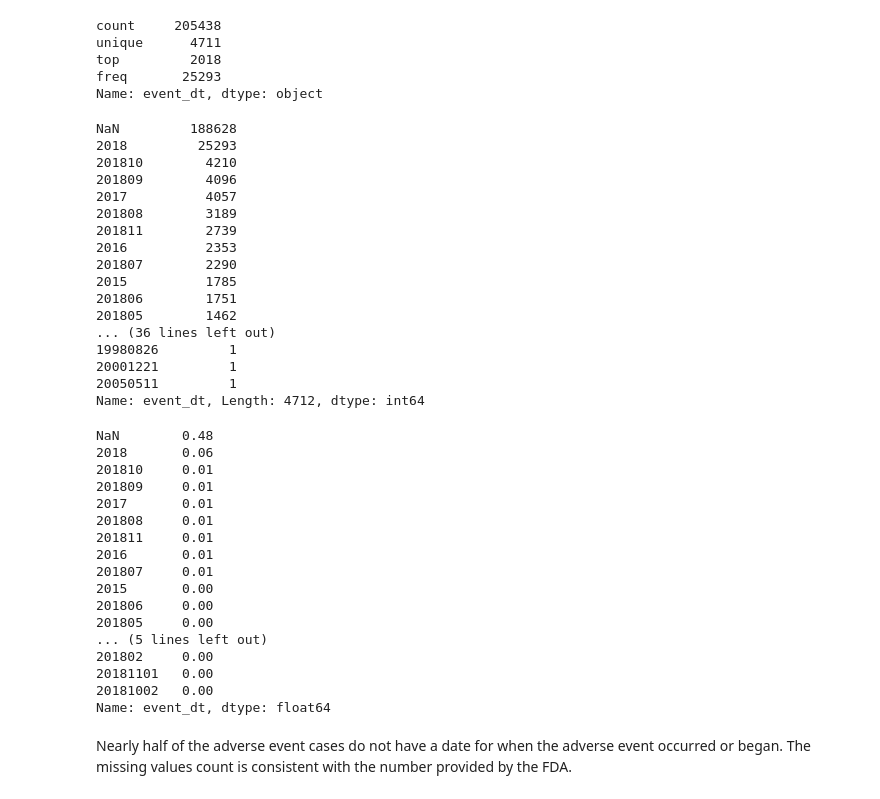
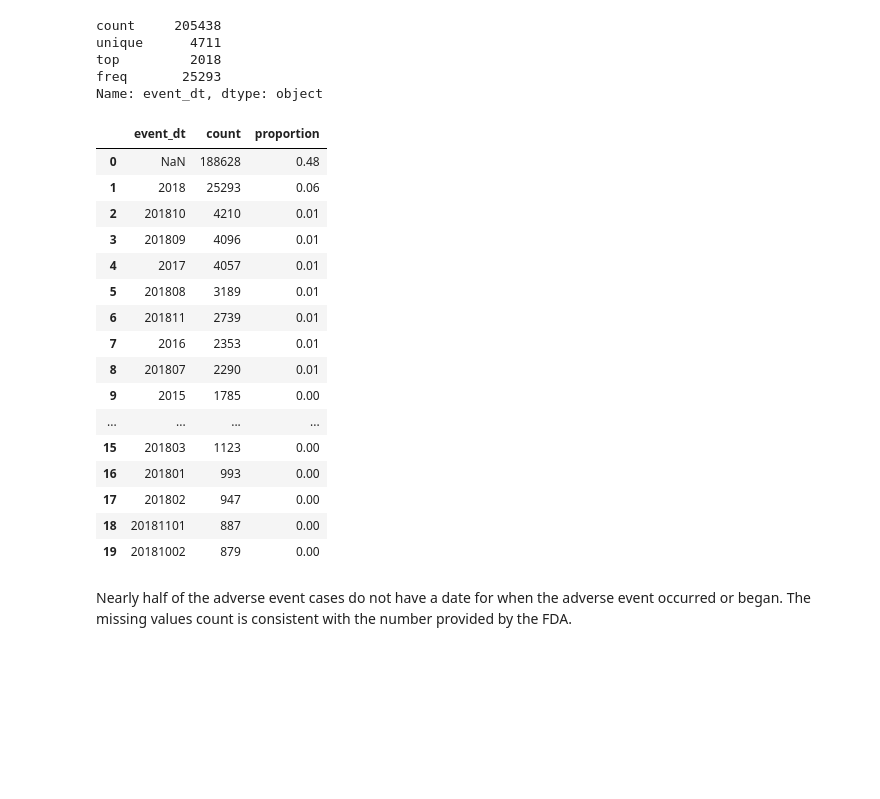
Before and after one commit to 33eyes/FAERS_graph, a Jupyter notebook: data_quality_analysis.ipynb, the cells around one changed output. Cells and saved outputs as stored; diff of their text form; code cells hidden in the pictures; blank space fills up the shorter version.

```diff
--- a/data_quality_analysis.ipynb
+++ b/data_quality_analysis.ipynb
@@ -438,46 +451,26 @@ unique      4711
 top         2018
 freq       25293
 Name: event_dt, dtype: object
-# %%
-demo.event_dt.value_counts(dropna=False)
-# %% [output]
-NaN         188628
-2018         25293
-201810        4210
-201809        4096
-2017          4057
-201808        3189
-201811        2739
-2016          2353
-201807        2290
-2015          1785
-201806        1751
-201805        1462
-... (36 lines left out)
-19980826         1
-20001221         1
-20050511         1
-Name: event_dt, Length: 4712, dtype: int64
-# %%
-demo.event_dt.value_counts(normalize=True, dropna=False).head(20)
-# %% [output]
-NaN        0.48
-2018       0.06
-201810     0.01
-201809     0.01
-2017       0.01
-201808     0.01
-201811     0.01
-2016       0.01
-201807     0.01
-2015       0.00
-201806     0.00
-201805     0.00
-... (5 lines left out)
-201802     0.00
-20181101   0.00
-20181002   0.00
-Name: event_dt, dtype: float64
+# %%
+show_value_counts(demo.event_dt, 20)
+# %% [output]
+|  | event_dt | count | proportion |
+| 0 | NaN | 188628 | 0.48 |
+| 1 | 2018 | 25293 | 0.06 |
+| 2 | 201810 | 4210 | 0.01 |
+| 3 | 201809 | 4096 | 0.01 |
+| 4 | 2017 | 4057 | 0.01 |
+| 5 | 201808 | 3189 | 0.01 |
+| 6 | 201811 | 2739 | 0.01 |
+| 7 | 2016 | 2353 | 0.01 |
+| 8 | 201807 | 2290 | 0.01 |
+| 9 | 2015 | 1785 | 0.00 |
+| ... | ... | ... | ... |
+| 15 | 201803 | 1123 | 0.00 |
+| 16 | 201801 | 993 | 0.00 |
+| 17 | 201802 | 947 | 0.00 |
+| 18 | 20181101 | 887 | 0.00 |
+| 19 | 20181002 | 879 | 0.00 |
 # %% [markdown]
 Nearly half of the adverse event cases do not have a date for when the adverse event occurred or began. The missing values count is consistent with the number provided by the FDA.
 # %% [markdown]
```
Also changed, not shown: parts of 89 cells of this notebook.
